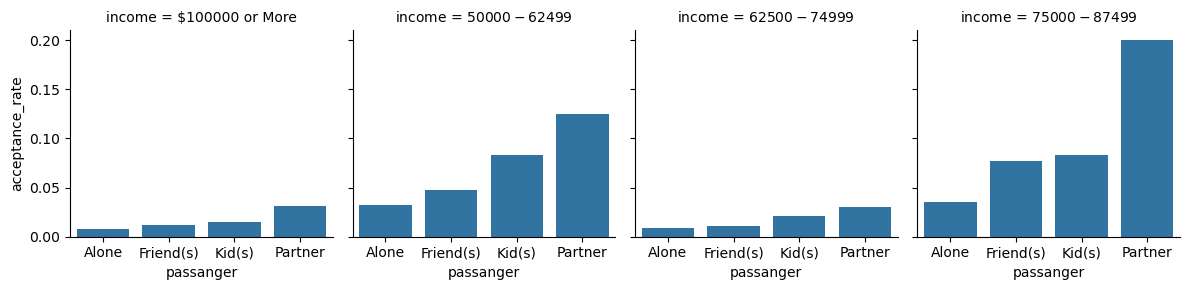
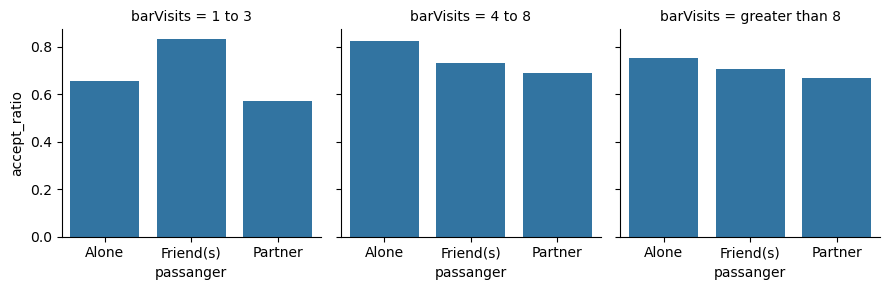
Code edit (unified diff) that turned the first committed figure into the second:
--- before
+++ after
@@ -1,3 +1,3 @@
-ax71 = sns.FacetGrid(restaurant_accept_data_100, col="income")
-ax71.map(sns.barplot, "passanger", "acceptance_rate", order = ['Alone','Friend(s)','Kid(s)','Partner'])
-plt.savefig("./images/acceptancerate73.png")
+ax50 = sns.FacetGrid(bar_accept_data, col="barVisits")
+ax50.map(sns.barplot, "passanger", "accept_ratio", order = ['Alone','Friend(s)','Partner'])
+plt.savefig("./images/acceptancerate51.png")

Commit: added visualization and update story for initial coupon observation